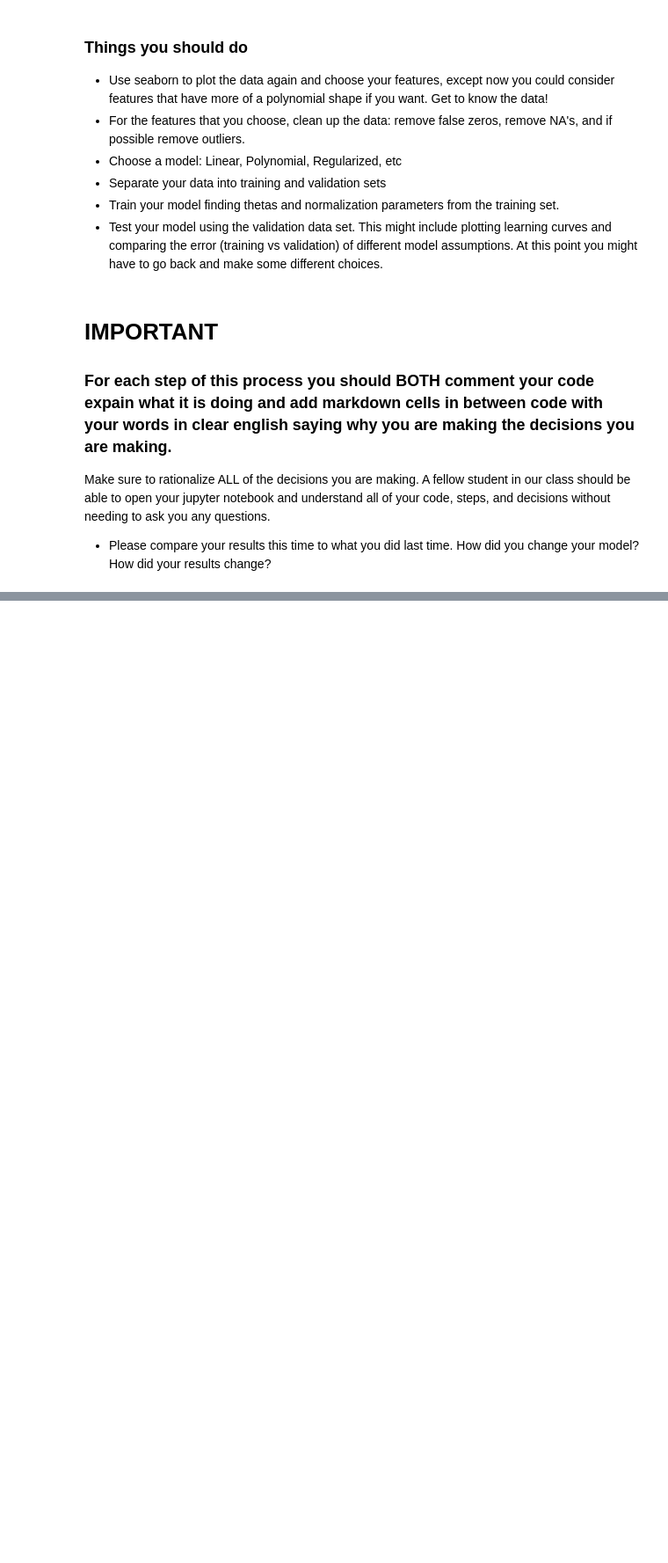
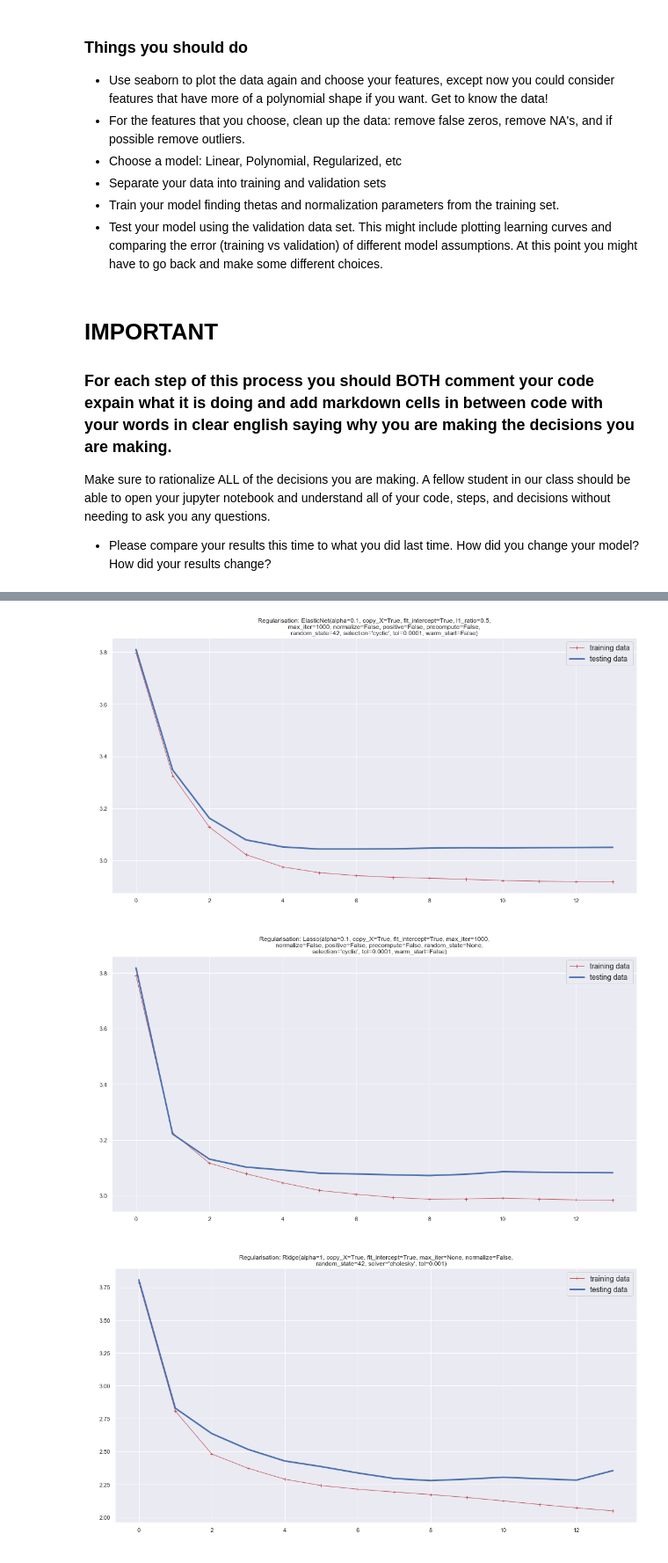
Before and after one commit to RafaelZasas/MachineLearning, a Jupyter notebook: Assignment 9 - Rafael Zasas.ipynb, the cells around one changed output, grey strips where cells are left out. Shown at 88% size. Cells and saved outputs as stored; diff of their text form; code cells hidden in the pictures; blank space fills up the shorter version.

```diff
--- a/Assignment 9 - Rafael Zasas.ipynb
+++ b/Assignment 9 - Rafael Zasas.ipynb
@@ -69,0 +193,15 @@ sbn.pairplot(df,size=2.5)
+# %%
+'''
+            IN THIS CELL I CONVERT MY X AND y INTO NUMPY ARRAYS IN ORDER TO USE TRAIN_TEST_SPLIT
+            RESHAPE THEM TO THE SIZES I WANT TO AVOID 'BY NOTHING' ERRORS
+            I THEN USE TRAIN_TEST_SPLIT TO SEPARATE MY DATA INTO TRAINING AND VALIDATION (TESTING) DATA
+'''
+
+X= X.to_numpy().reshape(-1,5) # HOWEVER MANY ROWS AS NECESSARY BY 5IVE COLUMNS FOR 5 FEATURES
+y= y.to_numpy().reshape(-1,1) # HOWEVER MANY ROWS BY 1 COLUMN FOR THE DEPENDANT VAR
+
+'''
+     # .2 SPECIFIES 20% TESTING 80% FOR TRAINING
+     RANDOM STATE ENSURES UNIFORMITY WHEN TRAINING AND COMPARING WITH OTHERS
+'''
+X_train, X_test, y_train, y_test = train_test_split(X, y, test_size=0.2, random_state=42)
@@ -69,0 +262,12 @@ sbn.pairplot(df,size=2.5)
+# %%
+elastic_net = ElasticNet(alpha=0.1, l1_ratio=0.5, random_state=42)  # TESTING USING ELASTIC NET REGFULARISATION
+lasso_reg = Lasso(alpha=0.1) # TESTING USING LASSO REGULARISATION
+ridge_reg = Ridge(alpha=1, solver="cholesky", random_state=42)  # TESTING USING RIDGE REGULARISATION
+
+plot_model(elastic_net,13)
+plot_model(lasso_reg,13)
+plot_model(ridge_reg,13)
+# %% [output]
+[figure, added]
+[figure, added]
+[figure, added]
```
Also changed, not shown: parts of 15 cells of this notebook.
